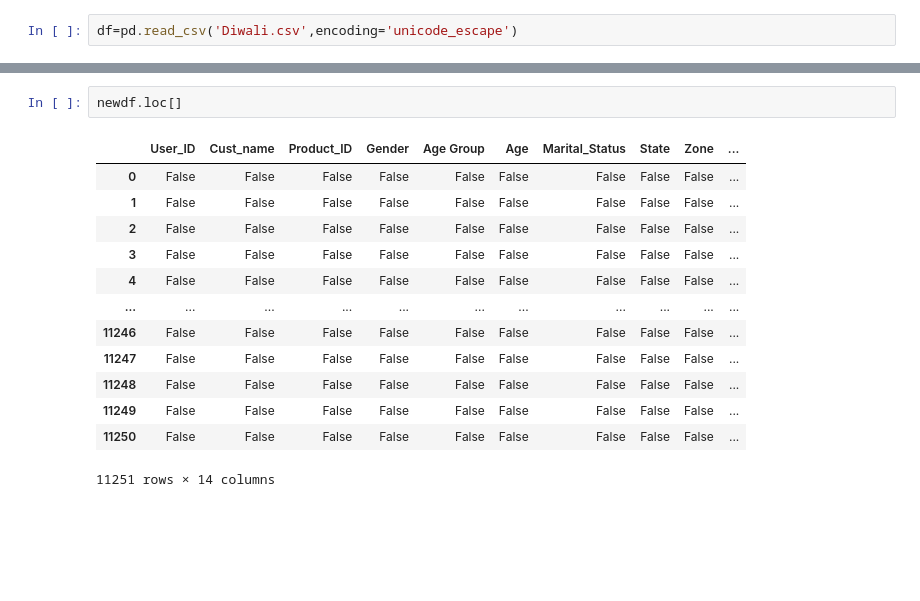
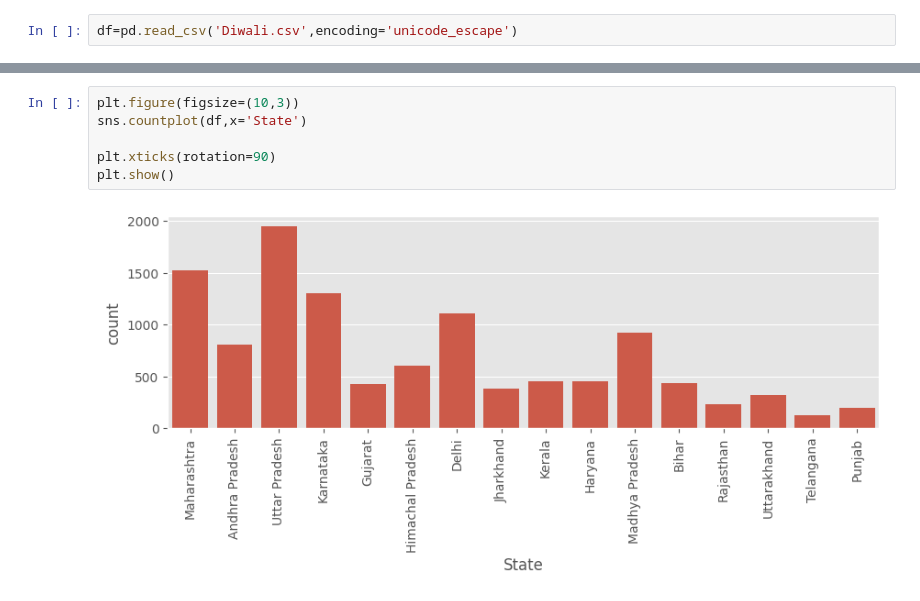
Before and after one commit to neekunjchaturvedi/Diwali-Analysis, a Jupyter notebook: diwalisales.ipynb, the cells around one changed output, grey strips where cells are left out. Saved outputs shown, nothing was run; the diff lists cells and outputs as text; blank space fills up the shorter version.

```diff
--- a/diwalisales.ipynb
+++ b/diwalisales.ipynb
@@ -143,16 +101,8 @@ memory usage: 1.2+ MB
-# %%
-newdf.loc[]
-# %% [output]
-|  | User_ID | Cust_name | Product_ID | Gender | Age Group | Age | Marital_Status | State | Zone | ... |
-| 0 | False | False | False | False | False | False | False | False | False | ... |
-| 1 | False | False | False | False | False | False | False | False | False | ... |
-| 2 | False | False | False | False | False | False | False | False | False | ... |
-| 3 | False | False | False | False | False | False | False | False | False | ... |
-| 4 | False | False | False | False | False | False | False | False | False | ... |
-| ... | ... | ... | ... | ... | ... | ... | ... | ... | ... | ... |
-| 11246 | False | False | False | False | False | False | False | False | False | ... |
-| 11247 | False | False | False | False | False | False | False | False | False | ... |
-| 11248 | False | False | False | False | False | False | False | False | False | ... |
-| 11249 | False | False | False | False | False | False | False | False | False | ... |
-| 11250 | False | False | False | False | False | False | False | False | False | ... |
-11251 rows × 14 columns
+# %%
+plt.figure(figsize=(10,3))
+sns.countplot(df,x='State')
+
+plt.xticks(rotation=90)
+plt.show()
+# %% [output]
+[figure, added]
```
Also changed, not shown: parts of 33 cells of this notebook.
